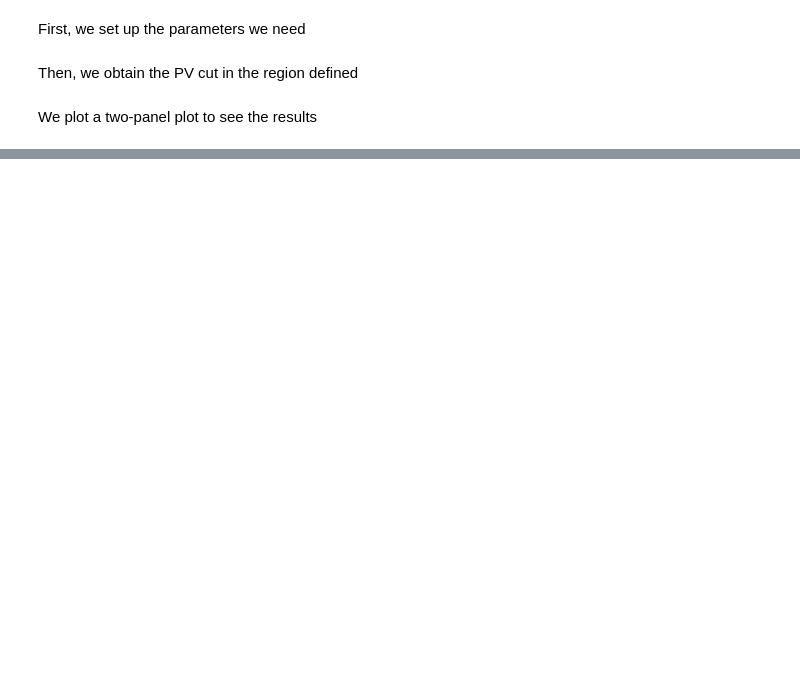
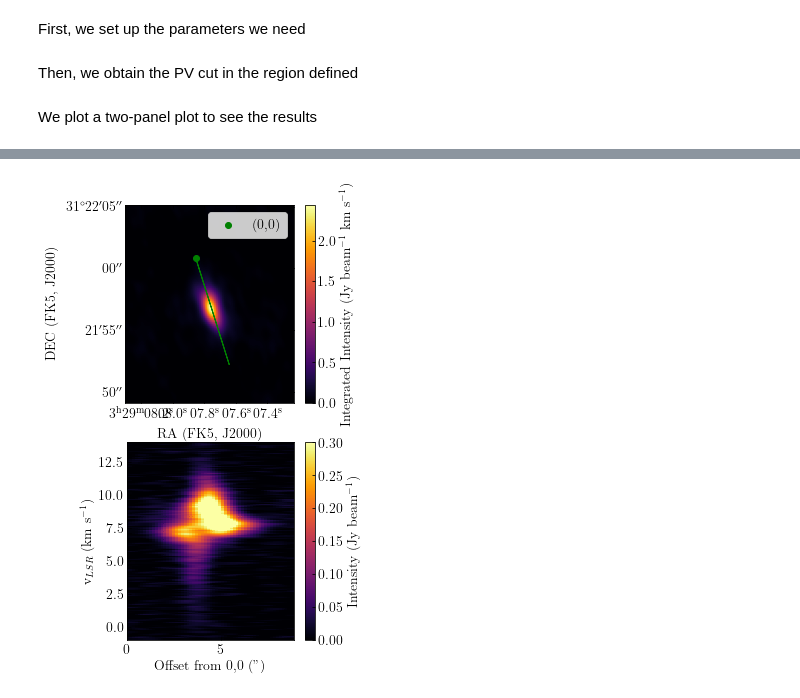
Before and after one commit to tere-valdivia/Per-emb-50_results, a Jupyter notebook: analysis/pvextract_disk.ipynb, the cells around one changed output, grey strips where cells are left out. Saved outputs shown, nothing was run; the diff lists cells and outputs as text; code cells hidden in the pictures; blank space fills up the shorter version.

```diff
--- a/analysis/pvextract_disk.ipynb
+++ b/analysis/pvextract_disk.ipynb
@@ -102,0 +170,79 @@ if saveplot:
+# %%
+savepv = 1
+saveplot = 1
+
+vmin = 0.
+vmax = 0.3
+stretch = 'linear'
+velinit = -1
+velend = 14
+widthpv = 10 # px here we can experiment with different widths
+
+radiusplot = 8/3600
+
+folder = '../'
+cubename = folder + SO_55_44
+
+plotname = folder+'SO_55_44/CDconfig/pvdiagrams/pvex_SO_55_44_pvline_' + str(widthpv)+'px'
+regionfile = folder + 'SO_55_44/CDconfig/pvline.reg'
+regionfile2 = folder + 'SO_55_44/CDconfig/pvline2.reg'
+
+cube = SpectralCube.read(cubename+'.fits').with_spectral_unit(u.km/u.s).spectral_slab(velinit*u.km/u.s, velend*u.km/u.s)
+header = cube.header
+ra = header['RA']
+dec = header['DEC']
+
+moment0 = cube.moment(order=0).hdu
+wcsmom0 = WCS(moment0.header)
+
+reg_sky = regions.read_ds9(regionfile)[0]
+pvline = reg_sky.to_pixel(wcsmom0)
+
+x0, y0 = reg_sky.start.ra.value, reg_sky.start.dec.value
+x1, y1 = reg_sky.end.ra.value, reg_sky.end.dec.value
+g = SkyCoord([x0, x1] *u.deg, [y0, y1]*u.deg) #from xx to xx
+path = Path(g, width=widthpv)
+
+slice1 = extract_pv_slice(cube, path)
+if savepv:
+    slice1.writeto(plotname+'.fits')
+
+norm = simple_norm(slice1.data, stretch, min_cut=vmin, max_cut=vmax)
+
+wcs = WCS(slice1.header)
+len0 = slice1.header['NAXIS1']
+offset0 = slice1.header['CRVAL1']
+i0 = slice1.header['CRPIX1']
+delta0 = slice1.header['CDELT1']
+len1 =slice1.header['NAXIS2']
+vel1 = slice1.header['CRVAL2']
+i1 = slice1.header['CRPIX2']
+delta1 = slice1.header['CDELT2']
+offset = np.array([(offset0 + delta0*(i-i0+1))for i in range(len0)])*3600
+velrange = np.array([(vel1 + delta1*(i-i1+1)) for i in range(len1)])/1.e3
+zoomlims = wcsmom0.all_world2pix([ra-radiusplot, ra+radiusplot],
+                             [dec-radiusplot, dec+radiusplot], 0)
+artist = pvline.as_artist()
+fig = plt.figure(figsize=(4,8))
+
+ax = fig.add_subplot(211, projection=wcsmom0)
+im = ax.imshow(moment0.data, cmap='inferno', vmin=0)
+ax.scatter(pvline.start.x, pvline.start.y, color='g', label='(0,0)')
+fig.colorbar(im, ax=ax, label=r'Integrated Intensity (Jy beam$^{-1}$ km s$^{-1}$)')
+ax.set_xlim(zoomlims[0][1], zoomlims[0][0])
+ax.set_ylim(zoomlims[1][0], zoomlims[1][1])
+ax.add_artist(artist)
+ax.set_xlabel('RA (FK5, J2000)')
+ax.set_ylabel('DEC (FK5, J2000)')
+ax.legend()
+
+ax = fig.add_subplot(212)
+im = ax.pcolor(offset, velrange, slice1.data, cmap='inferno', norm=norm)
+fig.colorbar(im,ax=ax, label=r'Intensity (Jy beam$^{-1}$)')
+ax.set_aspect(aspect=0.7)
+ax.set_xlabel('Offset from 0,0 (")')
+ax.set_ylabel(r'v$_{LSR}$ (km s$^{-1}$)')
+if saveplot:
+    fig.savefig(plotname, bbox_inches='tight')
+# %% [output]
+[figure, added]
```
Also changed, not shown: parts of 10 cells of this notebook, 5 other files.
